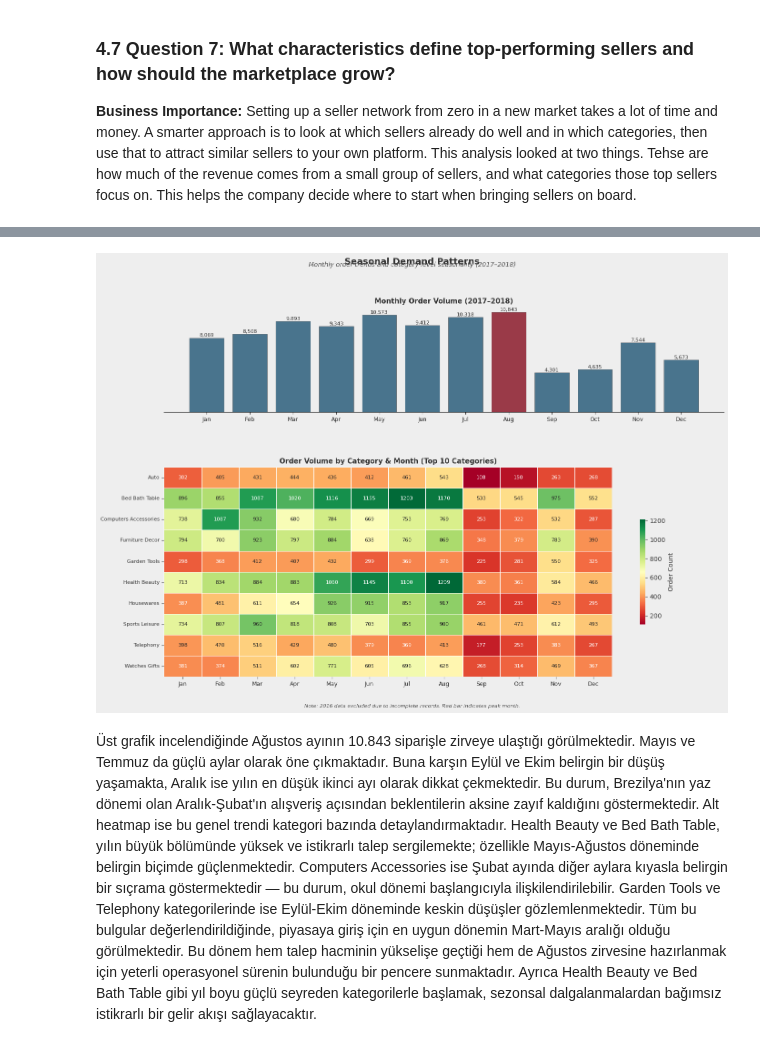
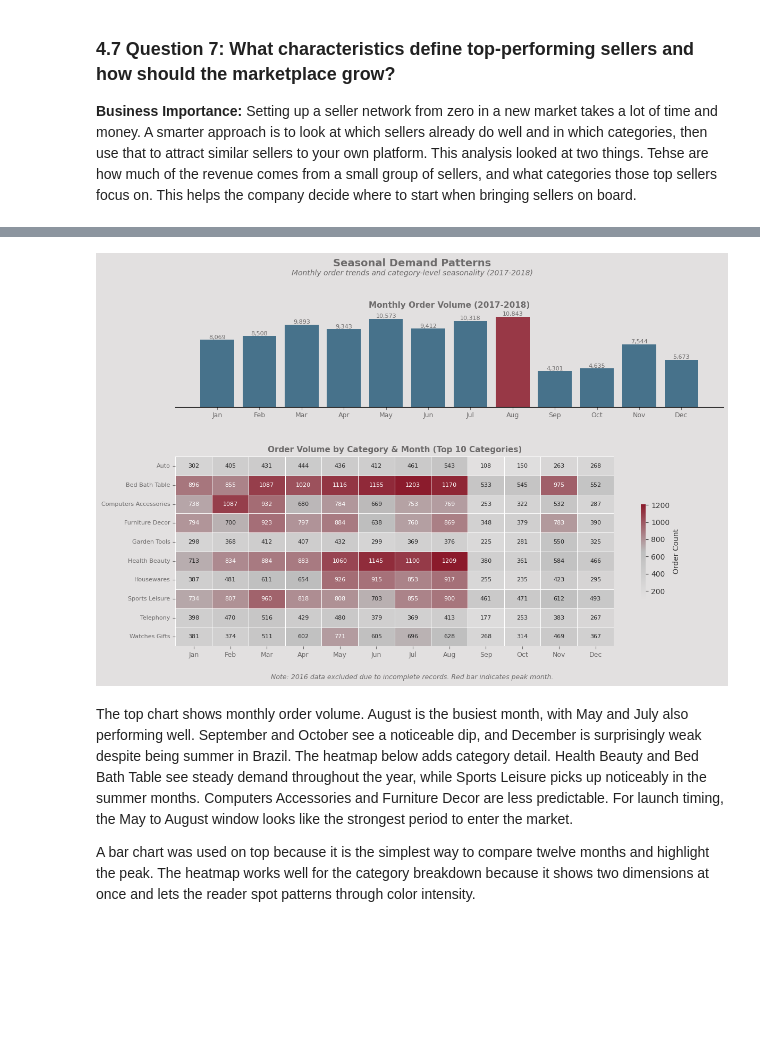
Before and after one commit to celinehacioglu/E-Commerce-Market-Analysis, a Jupyter notebook: analysis.ipynb, the cells around one changed output, grey strips where cells are left out. Saved outputs shown, nothing was run; the diff lists cells and outputs as text; code cells hidden in the pictures; blank space fills up the shorter version.

Commit message:
End of the Data Vis for Data

```diff
--- a/analysis.ipynb
+++ b/analysis.ipynb
@@ -1032,17 +1023,11 @@ Tüm bu bulgular değerlendirildiğinde, piyasaya giriş için en uygun dönemin
 # %%
 orders['order_purchase_timestamp'] = pd.to_datetime(orders['order_purchase_timestamp'])
-orders['month'] = orders['order_purchase_timestamp'].dt.to_period('M')
 orders['month_num'] = orders['order_purchase_timestamp'].dt.month
 orders['year'] = orders['order_purchase_timestamp'].dt.year
 
-# Monthly order volume (2017-2018 only, 2016 incomplete)
-monthly_orders = orders[orders['year'].isin([2017, 2018])].groupby('month')['order_id'].count()
-
-# Category by month heatmap
 cat_monthly = order_items.merge(products[['product_id', 'product_category_name']], on='product_id') \
     .merge(category_translation, on='product_category_name') \
     .merge(orders[['order_id', 'month_num', 'year']], on='order_id')
-
 cat_monthly = cat_monthly[cat_monthly['year'].isin([2017, 2018])]
 
 top_categories = cat_monthly.groupby('product_category_name_english')['order_id'].count() \
@@ -1050,62 +1035,67 @@ top_categories = cat_monthly.groupby('product_category_name_english')['order_id'
 
 heatmap_data = cat_monthly[cat_monthly['product_category_name_english'].isin(top_categories)] \
     .groupby(['product_category_name_english', 'month_num'])['order_id'].count().unstack(fill_value=0)
-
 heatmap_data.index = [i.replace('_', ' ').title() for i in heatmap_data.index]
 heatmap_data.columns = ['Jan', 'Feb', 'Mar', 'Apr', 'May', 'Jun',
                          'Jul', 'Aug', 'Sep', 'Oct', 'Nov', 'Dec']
 
-fig, (ax1, ax2) = plt.subplots(2, 1, figsize=(14, 10), gridspec_kw={'height_ratios': [1, 2]})
-fig.patch.set_facecolor('#EEEEEE')
-ax1.set_facecolor('#EEEEEE')
-ax2.set_facecolor('#EEEEEE')
-
-fig.suptitle('Seasonal Demand Patterns', fontsize=14, fontweight='bold')
-fig.text(0.5, 0.96, 'Monthly order trends and category-level seasonality (2017–2018)',
-         ha='center', fontsize=10, fontstyle='italic', color='#555555')
-
-# Top: Monthly order volume
+monthly_by_month = orders[orders['year'].isin([2017, 2018])].groupby('month_num')['order_id'].count()
 month_labels = ['Jan', 'Feb', 'Mar', 'Apr', 'May', 'Jun',
                 'Jul', 'Aug', 'Sep', 'Oct', 'Nov', 'Dec']
-monthly_by_month = orders[orders['year'].isin([2017, 2018])].groupby('month_num')['order_id'].count()
+
+
+soft_cmap = LinearSegmentedColormap.from_list('soft', ['#E2E0E0', '#BDBDBD', '#8B1A2B'])
+
+fig, (ax1, ax2) = plt.subplots(2, 1, figsize=(12, 8), gridspec_kw={'height_ratios': [1, 2]})
+fig.patch.set_facecolor('#E2E0E0')
+for ax in [ax1, ax2]:
+    ax.set_facecolor('#E2E0E0')
+
+fig.suptitle('Seasonal Demand Patterns', fontsize=14, fontweight='bold', color='#6D6B6B')
+fig.text(0.5, 0.94, 'Monthly order trends and category-level seasonality (2017-2018)',
+         ha='center', fontsize=10, fontstyle='italic', color='#6D6B6B')
+
 
 bar_colors = ['#8B1A2B' if v == monthly_by_month.max() else '#2C5F7C' for v in monthly_by_month.values]
-ax1.bar(range(12), monthly_by_month.values, color=bar_colors, alpha=0.85,
-        edgecolor='#333333', linewidth=0.4)
+ax1.bar(range(12), monthly_by_month.values, color=bar_colors, alpha=0.85)
 
 for i, val in enumerate(monthly_by_month.values):
-    ax1.text(i, val + 100, f'{val:,}', ha='center', fontsize=8)
+    ax1.text(i, val + 100, f'{val:,}', ha='center', fontsize=8, color='#6D6B6B')
 
 ax1.set_xticks(range(12))
 ax1.set_xticklabels(month_labels, fontsize=9)
-ax1.set_title('Monthly Order Volume (2017–2018)', fontsize=11, fontweight='bold')
+ax1.set_title('Monthly Order Volume (2017-2018)', fontsize=11, fontweight='bold', color='#6D6B6B')
 ax1.spines[['top', 'right', 'left']].set_visible(False)
 ax1.set_yticks([])
 
-# Bottom: Heatmap
-sns.heatmap(heatmap_data, ax=ax2, cmap='RdYlGn', linewidths=0.5,
+
+sns.heatmap(heatmap_data, ax=ax2, cmap=soft_cmap, linewidths=0.5,
             linecolor='white', annot=True, fmt='d', annot_kws={'size': 8},
             cbar_kws={'shrink': 0.5, 'label': 'Order Count'})
 
-ax2.set_title('Order Volume by Category & Month (Top 10 Categories)', fontsize=11, fontweight='bold')
+ax2.set_title('Order Volume by Category & Month (Top 10 Categories)',
+              fontsize=11, fontweight='bold', color='#6D6B6B')
 ax2.set_xlabel('')
 ax2.set_ylabel('')
 ax2.tick_params(axis='x', rotation=0, labelsize=9)
 ax2.tick_params(axis='y', rotation=0, labelsize=8)
 
+for ax in [ax1, ax2]:
+    ax.tick_params(colors='#6D6B6B')
+
 fig.text(0.5, -0.01,
          'Note: 2016 data excluded due to incomplete records. Red bar indicates peak month.',
-         ha='center', fontsize=8, fontstyle='italic', color='#555555')
+         ha='center', fontsize=9, fontstyle='italic', color='#6D6B6B')
 
 plt.tight_layout(rect=[0, 0.02, 1, 0.94])
 plt.subplots_adjust(hspace=0.35)
 plt.show()
 # %% [output]
-[figure, old version]
+[figure, new version]
 # %% [markdown]
-Üst grafik incelendiğinde Ağustos ayının 10.843 siparişle zirveye ulaştığı görülmektedir. Mayıs ve Temmuz da güçlü aylar olarak öne çıkmaktadır. Buna karşın Eylül ve Ekim belirgin bir düşüş yaşamakta, Aralık ise yılın en düşük ikinci ayı olarak dikkat çekmektedir. Bu durum, Brezilya'nın yaz dönemi olan Aralık-Şubat'ın alışveriş açısından beklentilerin aksine zayıf kaldığını göstermektedir.
-Alt heatmap ise bu genel trendi kategori bazında detaylandırmaktadır. Health Beauty ve Bed Bath Table, yılın büyük bölümünde yüksek ve istikrarlı talep sergilemekte; özellikle Mayıs-Ağustos döneminde belirgin biçimde güçlenmektedir. Computers Accessories ise Şubat ayında diğer aylara kıyasla belirgin bir sıçrama göstermektedir — bu durum, okul dönemi başlangıcıyla ilişkilendirilebilir. Garden Tools ve Telephony kategorilerinde ise Eylül-Ekim döneminde keskin düşüşler gözlemlenmektedir.
-Tüm bu bulgular değerlendirildiğinde, piyasaya giriş için en uygun dönemin Mart-Mayıs aralığı olduğu görülmektedir. Bu dönem hem talep hacminin yükselişe geçtiği hem de Ağustos zirvesine hazırlanmak için yeterli operasyonel sürenin bulunduğu bir pencere sunmaktadır. Ayrıca Health Beauty ve Bed Bath Table gibi yıl boyu güçlü seyreden kategorilerle başlamak, sezonsal dalgalanmalardan bağımsız istikrarlı bir gelir akışı sağlayacaktır.
+The top chart shows monthly order volume. August is the busiest month, with May and July also performing well. September and October see a noticeable dip, and December is surprisingly weak despite being summer in Brazil. The heatmap below adds category detail. Health Beauty and Bed Bath Table see steady demand throughout the year, while Sports Leisure picks up noticeably in the summer months. Computers Accessories and Furniture Decor are less predictable. For launch timing, the May to August window looks like the strongest period to enter the market.
+
+A bar chart was used on top because it is the simplest way to compare twelve months and highlight the peak. The heatmap works well for the category breakdown because it shows two dimensions at once and lets the reader spot patterns through color intensity.
 # %% [markdown]
 ### 4.9 Question 9: Bringing it all together: which states represent the most attractive markets for prioritized expansion?
 
```
Also changed, not shown: parts of 11 cells of this notebook.
